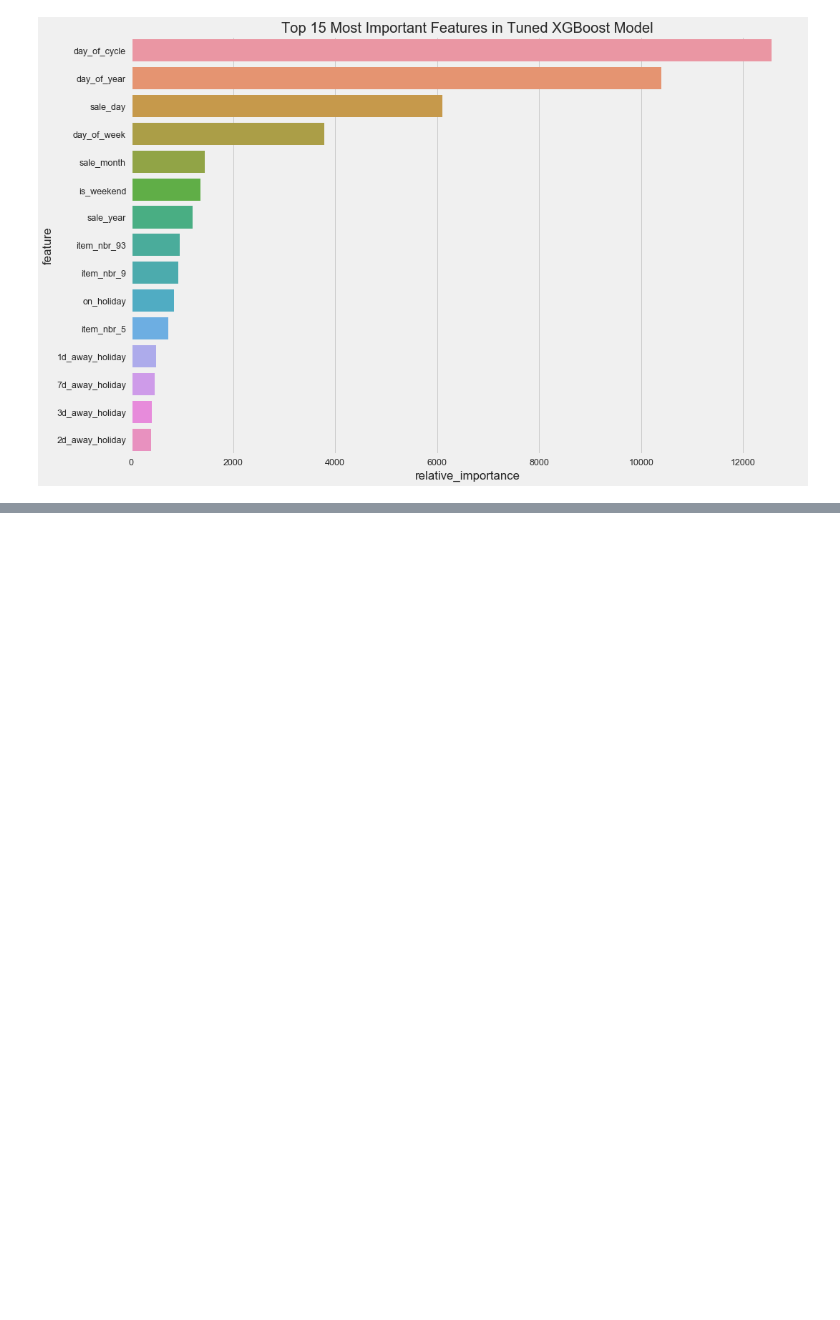
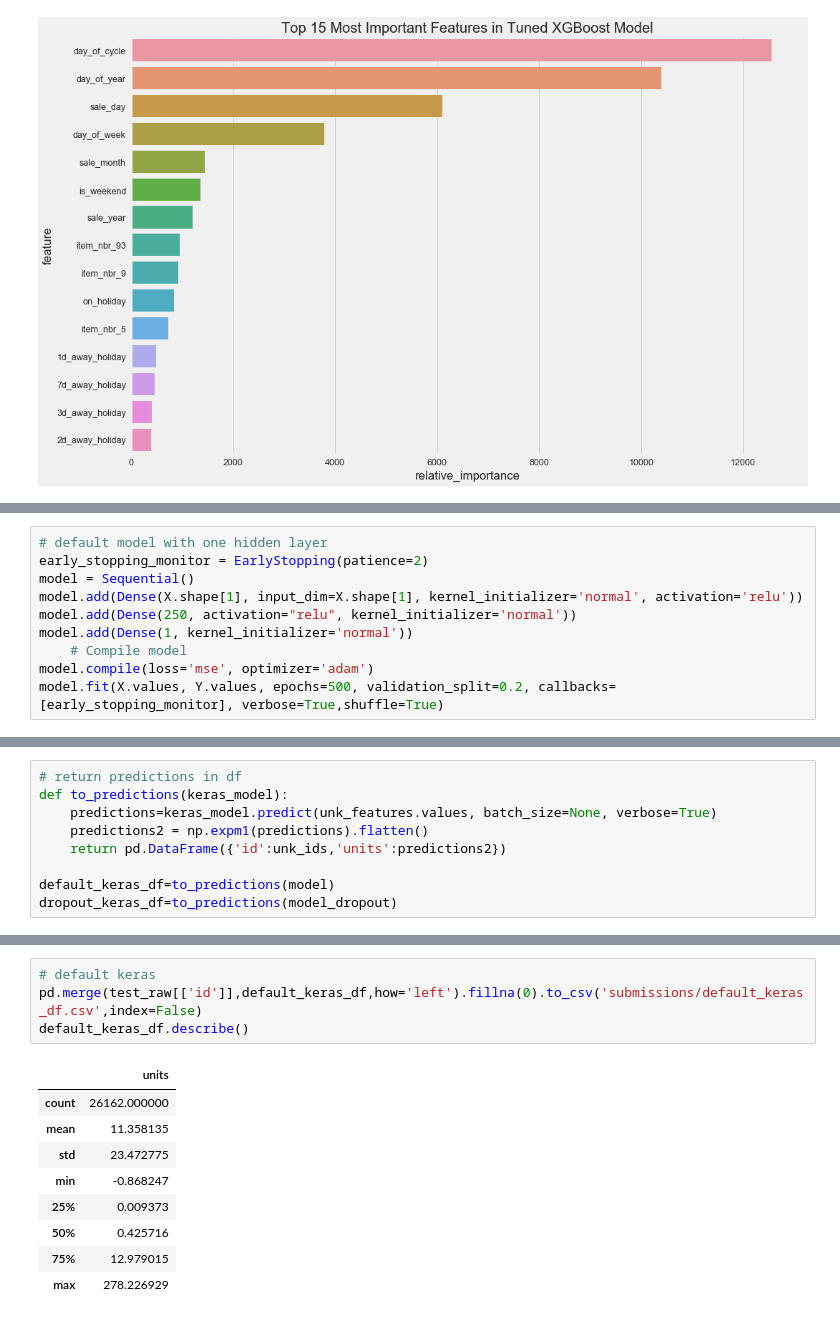
Before and after one commit to IgorKretov/walmart_sales_forecasting, a Jupyter notebook: walmart_sales_forecasting.ipynb, the cells around one changed output, grey strips where cells are left out. Cells and saved outputs as stored; diff of their text form; blank space fills up the shorter version.

```diff
--- a/walmart_sales_forecasting.ipynb
+++ b/walmart_sales_forecasting.ipynb
@@ -434,0 +451,10 @@ All in all, I am content with the results of the model, given the fact that I wo
+# %%
+# default model with one hidden layer
+early_stopping_monitor = EarlyStopping(patience=2)
+model = Sequential()
+model.add(Dense(X.shape[1], input_dim=X.shape[1], kernel_initializer='normal', activation='relu'))
+model.add(Dense(250, activation="relu", kernel_initializer='normal'))
+model.add(Dense(1, kernel_initializer='normal'))
+    # Compile model
+model.compile(loss='mse', optimizer='adam')
+model.fit(X.values, Y.values, epochs=500, validation_split=0.2, callbacks=[early_stopping_monitor], verbose=True,shuffle=True)
@@ -434,0 +513,9 @@ All in all, I am content with the results of the model, given the fact that I wo
+# %%
+# return predictions in df
+def to_predictions(keras_model):
+    predictions=keras_model.predict(unk_features.values, batch_size=None, verbose=True)
+    predictions2 = np.expm1(predictions).flatten()
+    return pd.DataFrame({'id':unk_ids,'units':predictions2})
+
+default_keras_df=to_predictions(model)
+dropout_keras_df=to_predictions(model_dropout)
@@ -434,0 +525,14 @@ All in all, I am content with the results of the model, given the fact that I wo
+# %%
+# default keras
+pd.merge(test_raw[['id']],default_keras_df,how='left').fillna(0).to_csv('submissions/default_keras_df.csv',index=False)
+default_keras_df.describe()
+# %% [output]
+|  | units |
+| count | 26162.000000 |
+| mean | 11.358135 |
+| std | 23.472775 |
+| min | -0.868247 |
+| 25% | 0.009373 |
+| 50% | 0.425716 |
+| 75% | 12.979015 |
+| max | 278.226929 |
```
Also changed, not shown: parts of 9 cells of this notebook.
